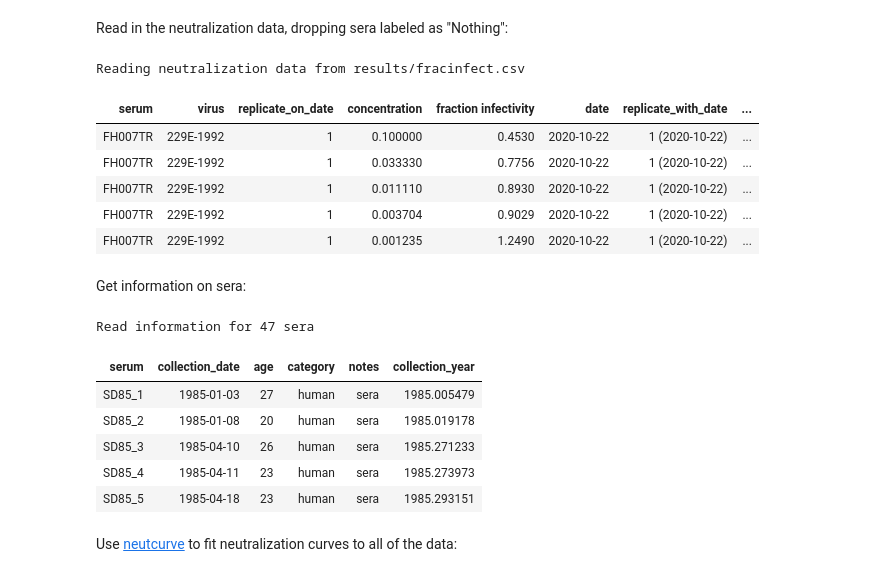
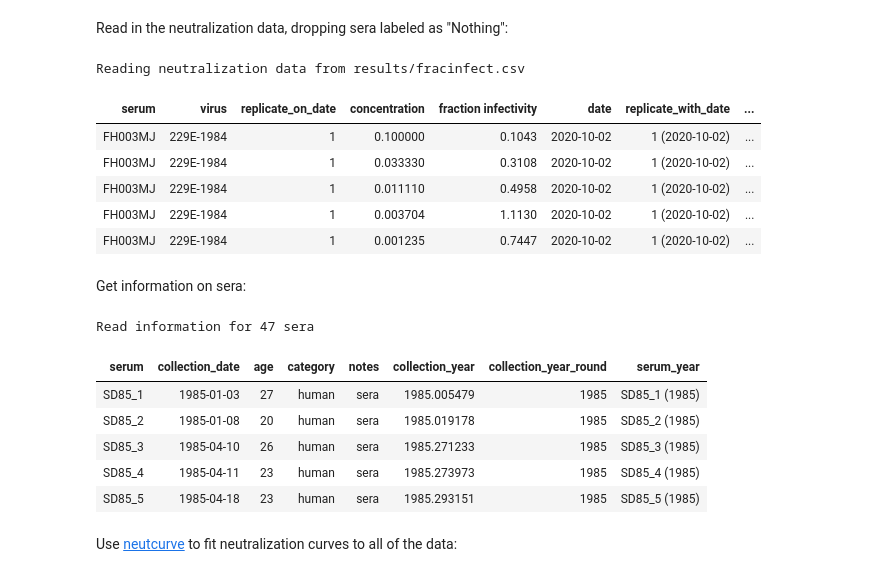
Before and after one commit to jbloomlab/CoV_229E_antigenic_drift, a Jupyter notebook: exptl_data/analyze_neut_data.ipynb, the cells around one changed output. Saved outputs shown, nothing was run; the diff lists cells and outputs as text; code cells hidden in the pictures.

```diff
--- a/exptl_data/analyze_neut_data.ipynb
+++ b/exptl_data/analyze_neut_data.ipynb
@@ -73,44 +74,59 @@ assert len(fracinfect) == len(fracinfect.groupby(['serum',
                                                   'concentration',
                                                   ]))
 
+# order the viruses
+virus_order = ['229E-1984', '229E-1992', '229E-2001', '229E-2008', '229E-2016']
+fracinfect = (
+    fracinfect
+    .assign(virus=lambda x: pd.Categorical(x['virus'], virus_order, ordered=True))
+    .sort_values(['serum', 'virus', 'date'])
+    )
+
 # show first few lines of data frame
 display(HTML(fracinfect.head().to_html(index=False)))
 # %% [output]
 Reading neutralization data from results/fracinfect.csv
 | serum | virus | replicate_on_date | concentration | fraction infectivity | date | replicate_with_date | ... |
-| FH007TR | 229E-1992 | 1 | 0.100000 | 0.4530 | 2020-10-22 | 1 (2020-10-22) | ... |
-| FH007TR | 229E-1992 | 1 | 0.033330 | 0.7756 | 2020-10-22 | 1 (2020-10-22) | ... |
-| FH007TR | 229E-1992 | 1 | 0.011110 | 0.8930 | 2020-10-22 | 1 (2020-10-22) | ... |
-| FH007TR | 229E-1992 | 1 | 0.003704 | 0.9029 | 2020-10-22 | 1 (2020-10-22) | ... |
-| FH007TR | 229E-1992 | 1 | 0.001235 | 1.2490 | 2020-10-22 | 1 (2020-10-22) | ... |
+| FH003MJ | 229E-1984 | 1 | 0.100000 | 0.1043 | 2020-10-02 | 1 (2020-10-02) | ... |
+| FH003MJ | 229E-1984 | 1 | 0.033330 | 0.3108 | 2020-10-02 | 1 (2020-10-02) | ... |
+| FH003MJ | 229E-1984 | 1 | 0.011110 | 0.4958 | 2020-10-02 | 1 (2020-10-02) | ... |
+| FH003MJ | 229E-1984 | 1 | 0.003704 | 1.1130 | 2020-10-02 | 1 (2020-10-02) | ... |
+| FH003MJ | 229E-1984 | 1 | 0.001235 | 0.7447 | 2020-10-02 | 1 (2020-10-02) | ... |
 # %% [markdown]
 Get information on sera:
 # %%
 serum_info = (
     pd.read_csv(serum_info_file)
     .assign(collection_date=lambda x: pd.to_datetime(x['collection_date']),
             collection_year=lambda x: x['collection_date'].dt.year +
                                       (x['collection_date'].dt.dayofyear - 1) / 365,
+            collection_year_round=lambda x: x['collection_year']
+                                            .map(lambda y: str(int(round(y)))
+                                                           if pd.notnull(y)
+                                                           else 'unknown'),
+            serum_year=lambda x: x.apply(lambda r: f"{r['serum']} ({r['collection_year_round']})",
+                                         axis=1)
             )
+    .sort_values('collection_date')
     )
 
 assert len(serum_info) == serum_info['serum'].nunique()
 print(f"Read information for {len(serum_info)} sera")
 
 sera_lacking_info = set(fracinfect['serum']) - set(serum_info['serum'])
 if sera_lacking_info:
     raise ValueError(f"lacking information for these sera: {sera_lacking_info}")
 
 # show first few lines of sera information data frame:
 display(HTML(serum_info.head().to_html(index=False)))
 # %% [output]
 Read information for 47 sera
-| serum | collection_date | age | category | notes | collection_year |
-| SD85_1 | 1985-01-03 | 27 | human | sera | 1985.005479 |
-| SD85_2 | 1985-01-08 | 20 | human | sera | 1985.019178 |
-| SD85_3 | 1985-04-10 | 26 | human | sera | 1985.271233 |
-| SD85_4 | 1985-04-11 | 23 | human | sera | 1985.273973 |
-| SD85_5 | 1985-04-18 | 23 | human | sera | 1985.293151 |
+| serum | collection_date | age | category | notes | collection_year | collection_year_round | serum_year |
+| SD85_1 | 1985-01-03 | 27 | human | sera | 1985.005479 | 1985 | SD85_1 (1985) |
+| SD85_2 | 1985-01-08 | 20 | human | sera | 1985.019178 | 1985 | SD85_2 (1985) |
+| SD85_3 | 1985-04-10 | 26 | human | sera | 1985.271233 | 1985 | SD85_3 (1985) |
+| SD85_4 | 1985-04-11 | 23 | human | sera | 1985.273973 | 1985 | SD85_4 (1985) |
+| SD85_5 | 1985-04-18 | 23 | human | sera | 1985.293151 | 1985 | SD85_5 (1985) |
 # %% [markdown]
 Use [neutcurve](https://jbloomlab.github.io/neutcurve/) to fit neutralization curves to all of the data:
 # %%
```
Also changed, not shown: parts of 13 cells of this notebook, 10 other files.
